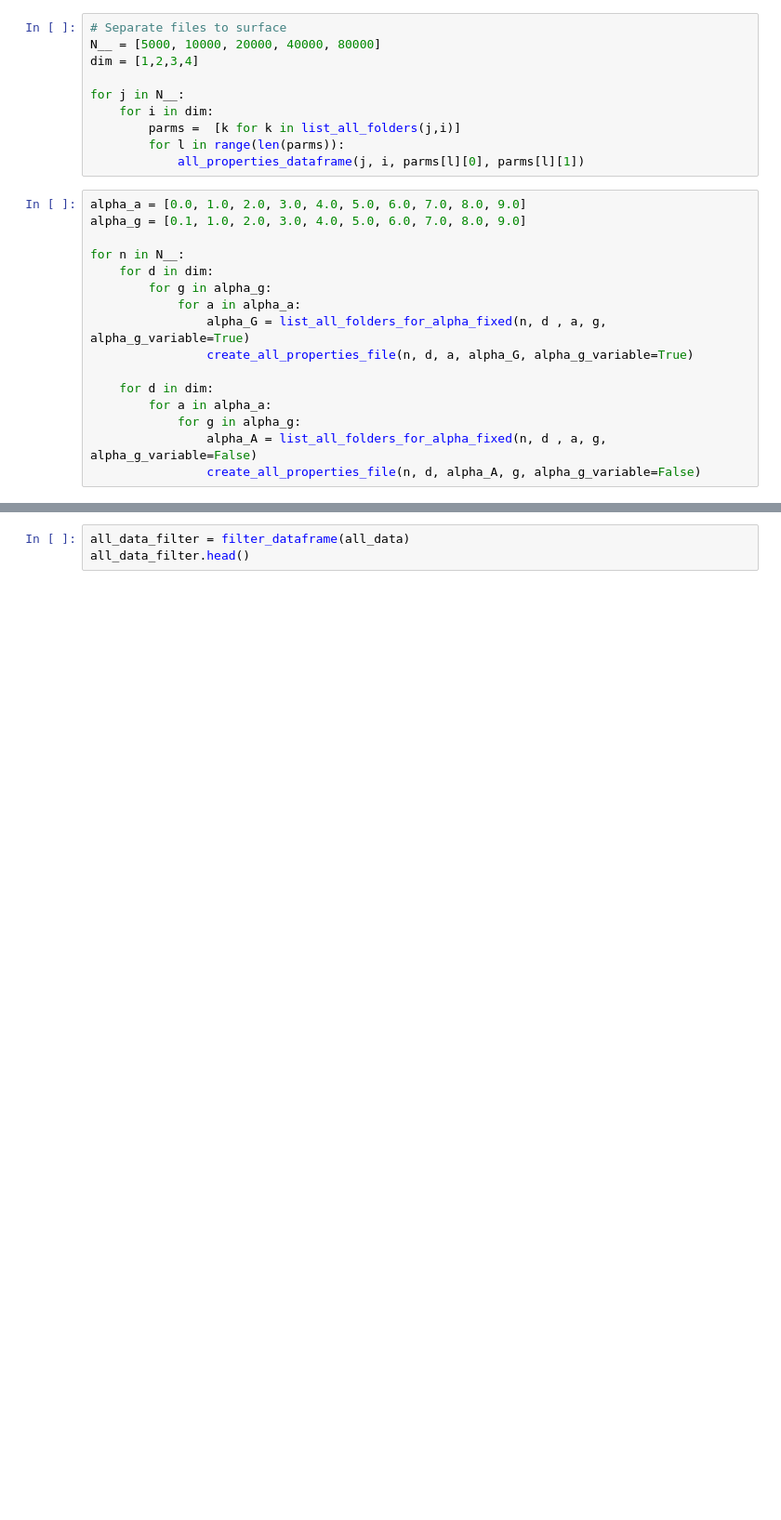
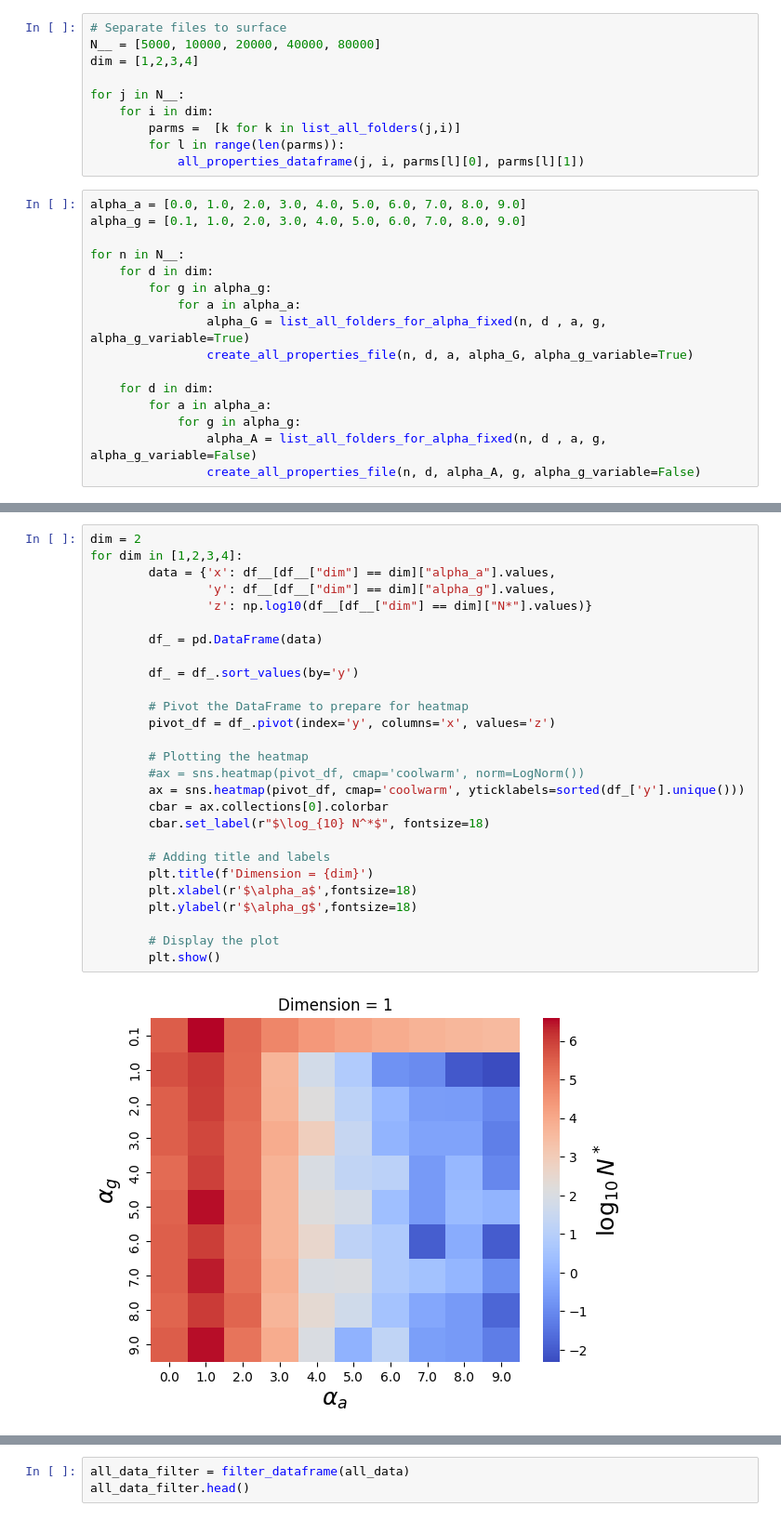
Before and after one commit to JuniorAlencar/TsallisNetwork, a Jupyter notebook: scripts/jupyter/surface_properties.ipynb, the cells around one changed output, grey strips where cells are left out. Shown at 93% size. Cells and saved outputs as stored; diff of their text form; blank space fills up the shorter version.

```diff
--- a/scripts/jupyter/surface_properties.ipynb
+++ b/scripts/jupyter/surface_properties.ipynb
@@ -99,0 +66,29 @@ Name: N_, Length: 109, dtype: float64
+# %%
+dim = 2
+for dim in [1,2,3,4]:
+        data = {'x': df__[df__["dim"] == dim]["alpha_a"].values,
+                'y': df__[df__["dim"] == dim]["alpha_g"].values,
+                'z': np.log10(df__[df__["dim"] == dim]["N*"].values)}
+
+        df_ = pd.DataFrame(data)
+
+        df_ = df_.sort_values(by='y')
+
+        # Pivot the DataFrame to prepare for heatmap
+        pivot_df = df_.pivot(index='y', columns='x', values='z')
+
+        # Plotting the heatmap
+        #ax = sns.heatmap(pivot_df, cmap='coolwarm', norm=LogNorm())
+        ax = sns.heatmap(pivot_df, cmap='coolwarm', yticklabels=sorted(df_['y'].unique()))
+        cbar = ax.collections[0].colorbar
+        cbar.set_label(r"$\log_{10} N^*$", fontsize=18)
+
+        # Adding title and labels
+        plt.title(f'Dimension = {dim}')
+        plt.xlabel(r'$\alpha_a$',fontsize=18)
+        plt.ylabel(r'$\alpha_g$',fontsize=18)
+
+        # Display the plot
+        plt.show()
+# %% [output]
+[figure, added]
```
Also changed, not shown: parts of 9 cells of this notebook, 1 other file.
